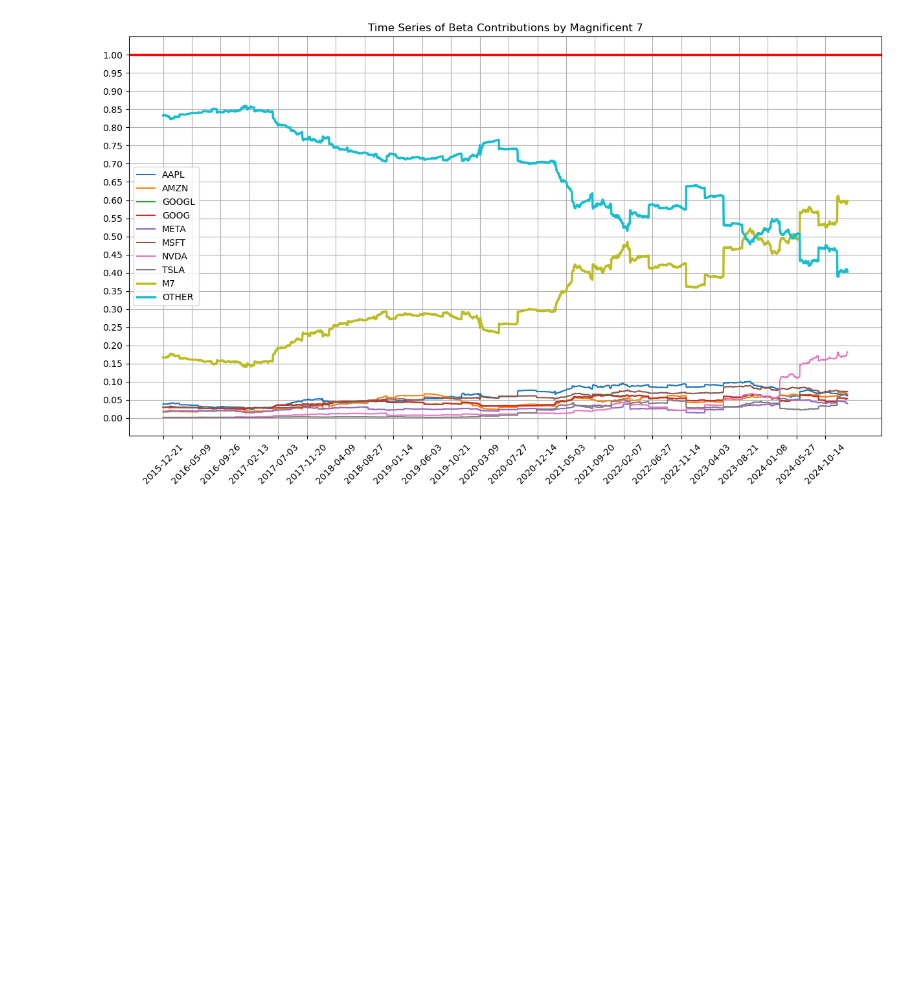
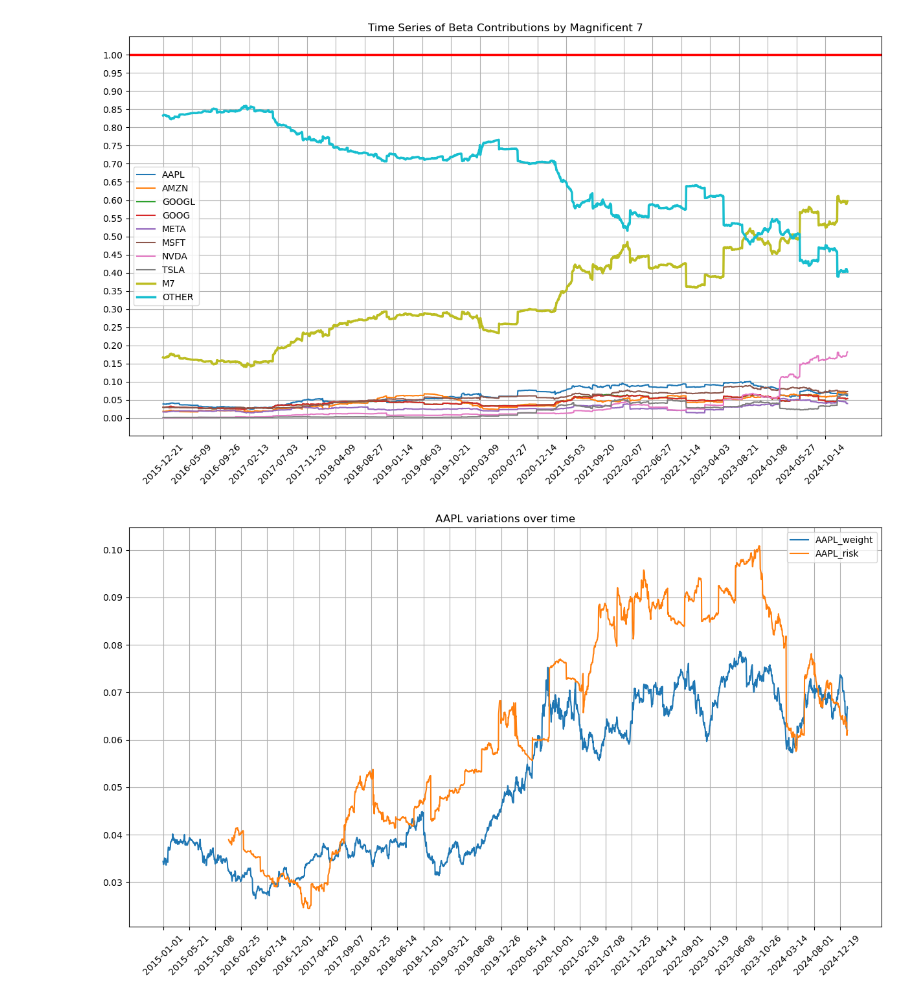
Before and after one commit to tryt0c0de/IAQF_STRAT, a Jupyter notebook: beta_testing.ipynb, the cells around one changed output. Drawn from its saved outputs; the diff is of its cells as text; code cells hidden in the pictures; blank space fills up the shorter version.

```diff
--- a/beta_testing.ipynb
+++ b/beta_testing.ipynb
@@ -270,3 +266,17 @@ plt.grid()
 plt.legend();
 # %% [output]
 [figure]
+# %%
+# Analyze how much risk contribution for each individual security are driven by weight changes against beta changes
+ticker_of_interest = "AAPL"
+
+plt.figure(figsize=(15, 8))
+#plt.plot(main_df.index, main_df[f"{ticker_of_interest}_beta"], label=f"{ticker_of_interest}_beta")
+plt.plot(main_df.index, main_df[f"{ticker_of_interest}_weight"], label=f"{ticker_of_interest}_weight")
+plt.plot(main_df.index, main_df[f"{ticker_of_interest}_risk"], label=f"{ticker_of_interest}_risk")
+plt.xticks(main_df.index[::100], rotation=45)
+plt.title(f"{ticker_of_interest} variations over time")
+plt.grid()
+plt.legend();
+# %% [output]
+[figure, added]
```
Also changed, not shown: parts of 12 cells of this notebook.
